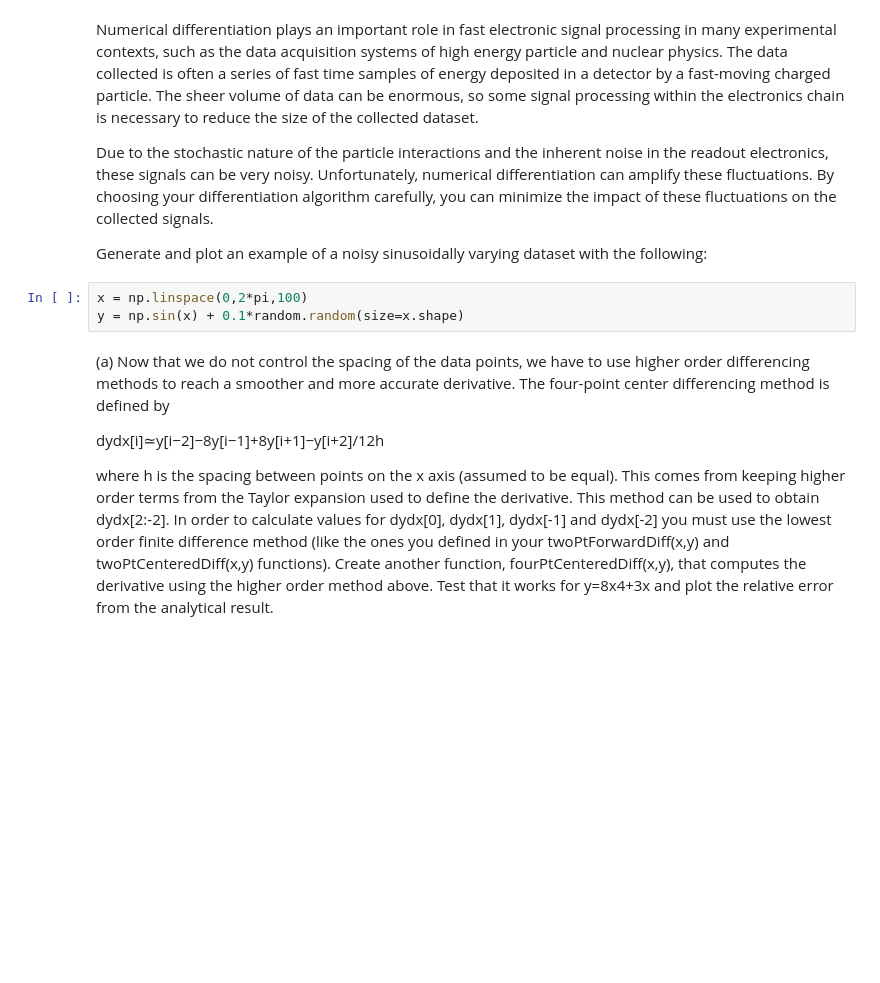
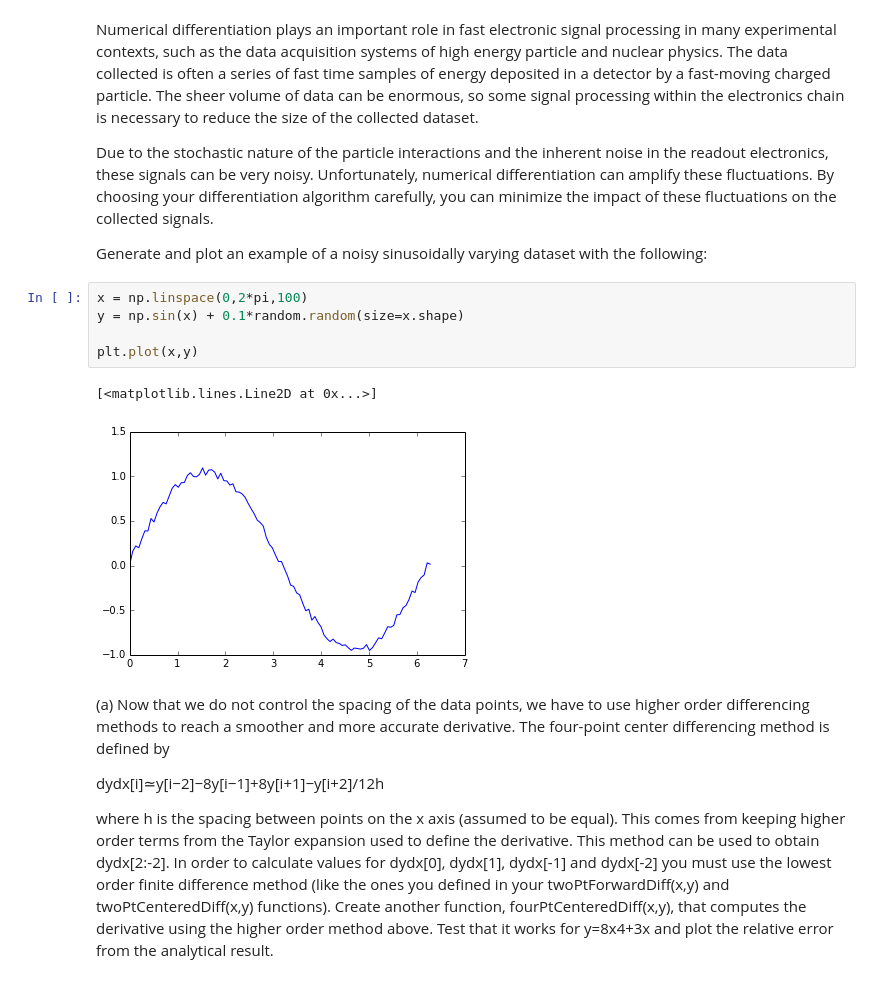
Before and after one commit to dclove202/PHYS202-S14, a Jupyter notebook: SciPy/DifferentiationExercises.ipynb, the cells around one changed output. Drawn from its saved outputs; the diff is of its cells as text; blank space fills up the shorter version.

```diff
--- a/SciPy/DifferentiationExercises.ipynb
+++ b/SciPy/DifferentiationExercises.ipynb
@@ -138,6 +141,11 @@ Generate and plot an example of a noisy sinusoidally varying dataset with the fo
 # %%
 x = np.linspace(0,2*pi,100)
 y = np.sin(x) + 0.1*random.random(size=x.shape)
+
+plt.plot(x,y)
+# %% [output]
+[<matplotlib.lines.Line2D at 0x...>]
+[figure, added]
 # %% [markdown]
 (a) Now that we do not control the spacing of the data points, we have to use higher order differencing methods to reach a smoother and more accurate derivative. The four-point center differencing method is defined by
 
```
Also changed, not shown: parts of 6 cells of this notebook, 3 other files.
